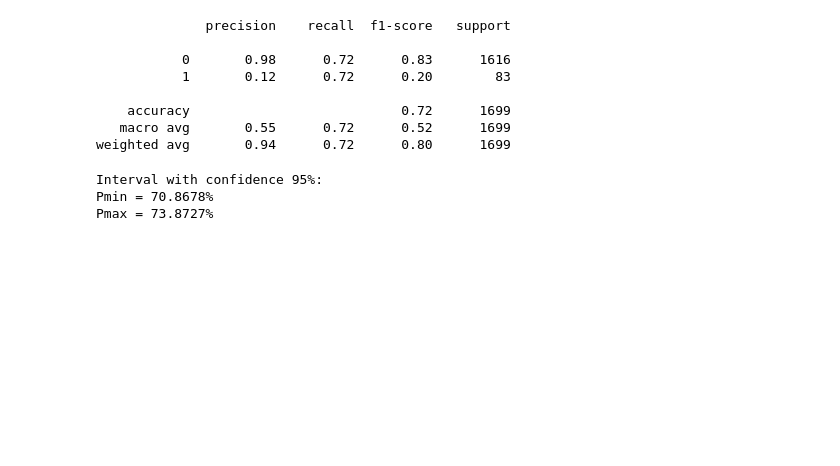
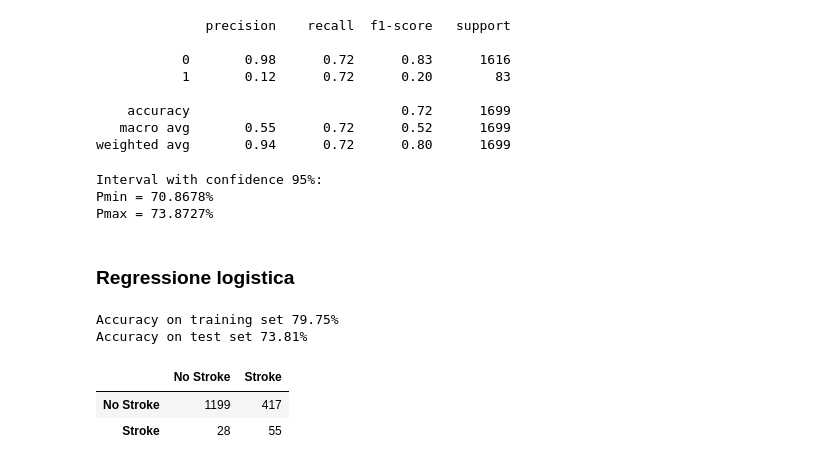
Before and after one commit to LucaSamore/Stroke-Prediction-Analysis, a Jupyter notebook: stroke_prediction_analysis.ipynb, the cells around one changed output. Drawn from its saved outputs; the diff is of its cells as text; code cells hidden in the pictures; blank space fills up the shorter version.

Commit message:
Add logistic regression

```diff
--- a/stroke_prediction_analysis.ipynb
+++ b/stroke_prediction_analysis.ipynb
@@ -619,3 +620,27 @@ print('Interval with confidence {}%: \nPmin = {:.4f}%\nPmax = {:.4f}%'.format(co
 Interval with confidence 95%:
 Pmin = 70.8678%
 Pmax = 73.8727%
+# %% [markdown]
+### Regressione logistica
+# %%
+from sklearn.linear_model import LogisticRegression
+
+logistic_regression = Pipeline([
+    ('scaler', StandardScaler()),
+    ('lr', LogisticRegression(random_state=42)),
+])
+
+logistic_regression.fit(X_train_resample, y_train_resample)
+
+print('Accuracy on training set {:.2f}%'.format(logistic_regression.score(X_train_resample, y_train_resample)*100))
+print('Accuracy on test set {:.2f}%'.format(logistic_regression.score(X_test, y_test)*100))
+# %% [output]
+Accuracy on training set 79.75%
+Accuracy on test set 73.81%
+# %%
+y_pred = logistic_regression.predict(X_test)
+print_confusion_matrix(logistic_regression, y_test, y_pred)
+# %% [output]
+|  | No Stroke | Stroke |
+| No Stroke | 1199 | 417 |
+| Stroke | 28 | 55 |
```
Also changed, not shown: parts of 10 cells of this notebook.
